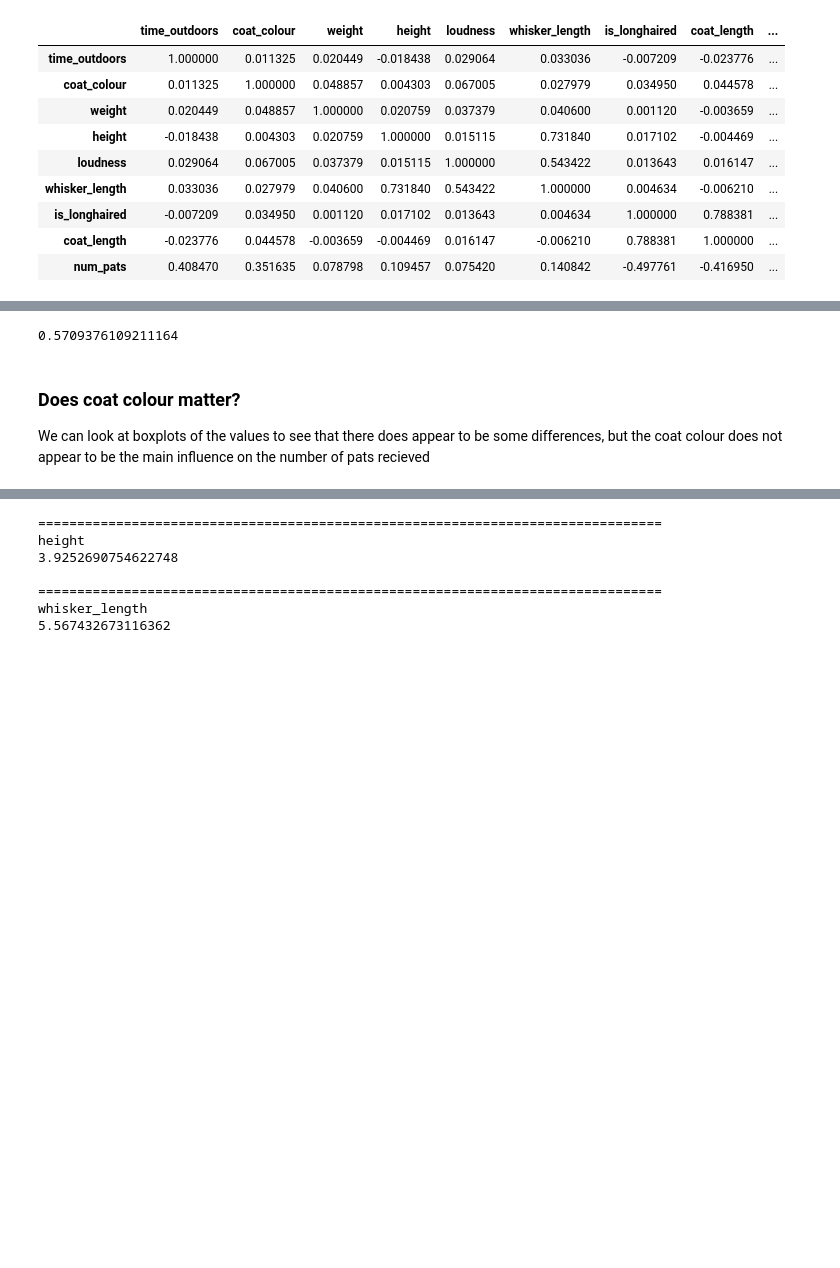
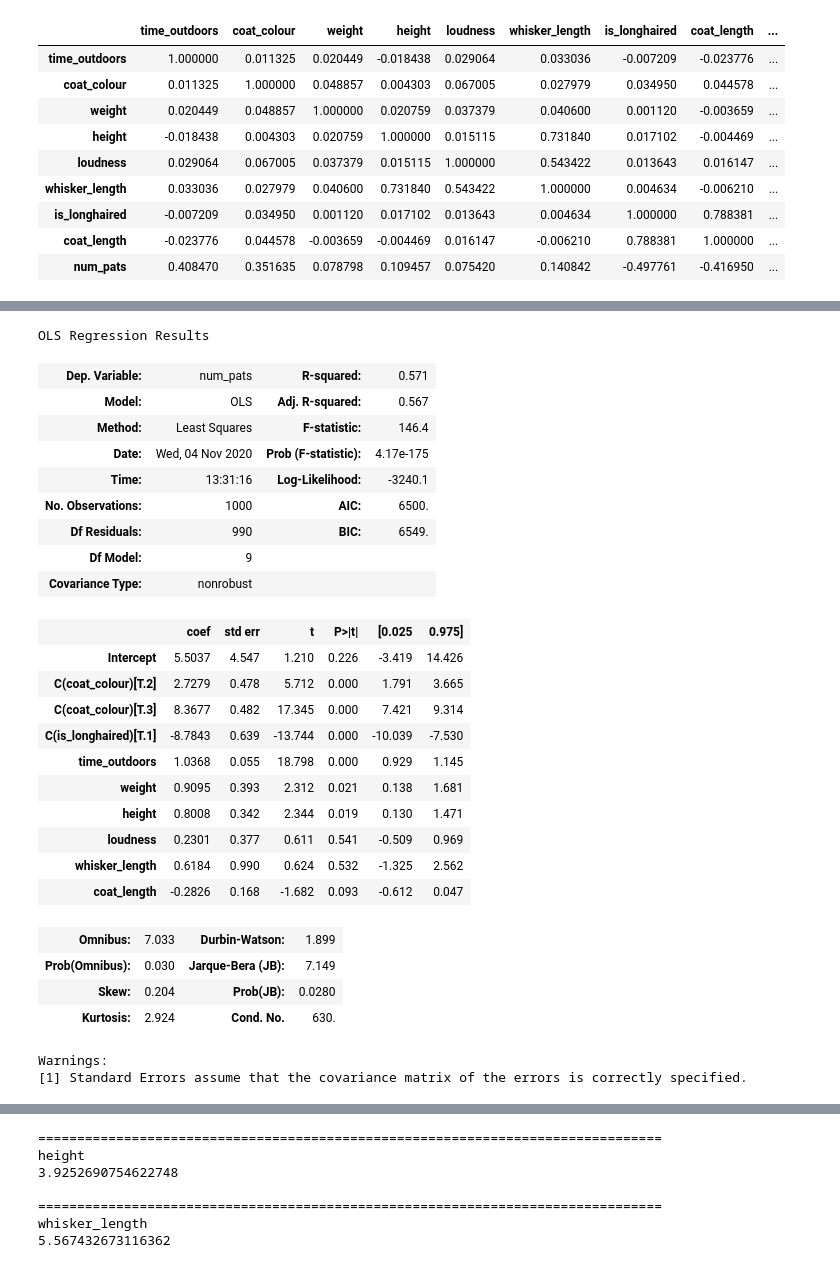
Before and after one commit to aezarebski/aas-extended-examples, a Jupyter notebook: example-2/example-2-answers.ipynb, the cells around one changed output, grey strips where cells are left out. Saved outputs shown, nothing was run; the diff lists cells and outputs as text; code cells hidden in the pictures; blank space fills up the shorter version.

```diff
--- a/example-2/example-2-answers.ipynb
+++ b/example-2/example-2-answers.ipynb
@@ -78,9 +110,31 @@ alt.Chart(cat_df).mark_point().encode(x = "coat_length", y = "num_pats")
 # %%
 lm_1 = smf.ols("num_pats ~ time_outdoors + C(coat_colour) + weight + height + loudness + whisker_length + C(is_longhaired) + coat_length", cat_df).fit()
-lm_1.rsquared
+lm_1.summary()
 # %% [output]
-0.5709376109211164
+OLS Regression Results
+| Dep. Variable: | num_pats | R-squared: | 0.571 |
+| Model: | OLS | Adj. R-squared: | 0.567 |
+| Method: | Least Squares | F-statistic: | 146.4 |
+| Date: | Wed, 04 Nov 2020 | Prob (F-statistic): | 4.17e-175 |
+| Time: | 13:31:16 | Log-Likelihood: | -3240.1 |
+| No. Observations: | 1000 | AIC: | 6500. |
+| Df Residuals: | 990 | BIC: | 6549. |
+| Df Model: | 9 |  |  |
+| Covariance Type: | nonrobust |  |  |
+|  | coef | std err | t | P>|t| | [0.025 | 0.975] |
+| Intercept | 5.5037 | 4.547 | 1.210 | 0.226 | -3.419 | 14.426 |
+| C(coat_colour)[T.2] | 2.7279 | 0.478 | 5.712 | 0.000 | 1.791 | 3.665 |
+| C(coat_colour)[T.3] | 8.3677 | 0.482 | 17.345 | 0.000 | 7.421 | 9.314 |
+| C(is_longhaired)[T.1] | -8.7843 | 0.639 | -13.744 | 0.000 | -10.039 | -7.530 |
+| time_outdoors | 1.0368 | 0.055 | 18.798 | 0.000 | 0.929 | 1.145 |
+| weight | 0.9095 | 0.393 | 2.312 | 0.021 | 0.138 | 1.681 |
+| height | 0.8008 | 0.342 | 2.344 | 0.019 | 0.130 | 1.471 |
+| loudness | 0.2301 | 0.377 | 0.611 | 0.541 | -0.509 | 0.969 |
+| whisker_length | 0.6184 | 0.990 | 0.624 | 0.532 | -1.325 | 2.562 |
+| coat_length | -0.2826 | 0.168 | -1.682 | 0.093 | -0.612 | 0.047 |
+| Omnibus: | 7.033 | Durbin-Watson: | 1.899 |
+| Prob(Omnibus): | 0.030 | Jarque-Bera (JB): | 7.149 |
+| Skew: | 0.204 | Prob(JB): | 0.0280 |
+| Kurtosis: | 2.924 | Cond. No. | 630. |
+Warnings:
+[1] Standard Errors assume that the covariance matrix of the errors is correctly specified.
-# %% [markdown]
-### Does coat colour matter?
-
-We can look at boxplots of the values to see that there does appear to be some differences, but the coat colour does not appear to be the main influence on the number of pats recieved
```
Also changed, not shown: parts of 38 cells of this notebook.
